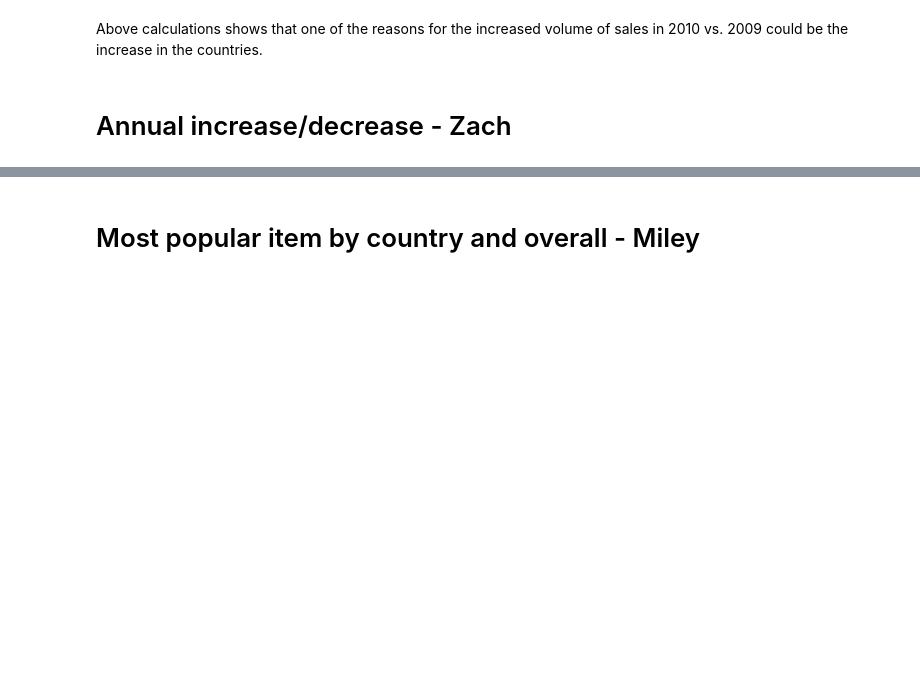
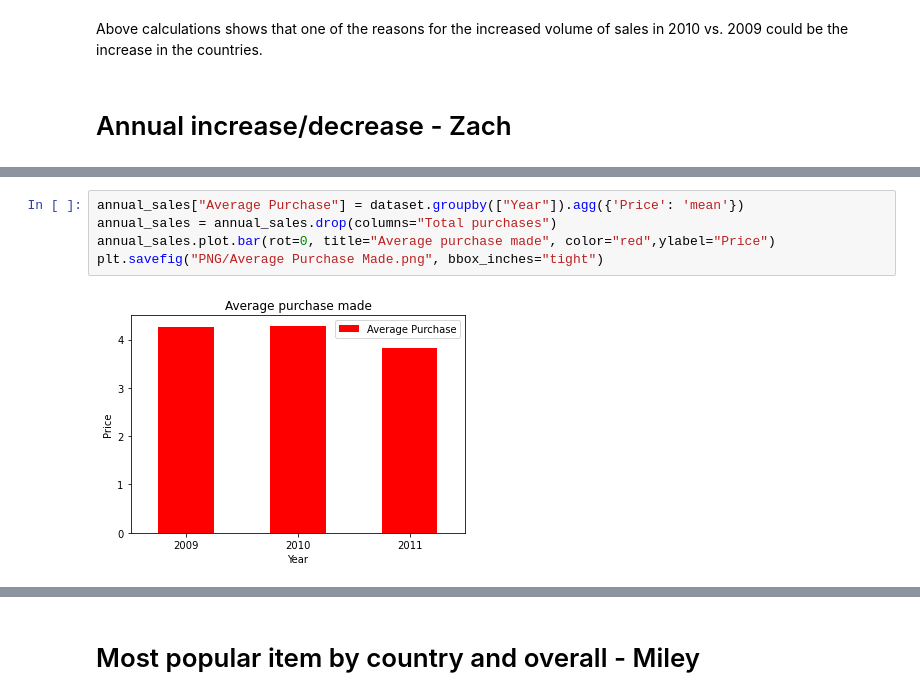
Before and after one commit to Samravp/Online-Retail-Sales-Insights, a Jupyter notebook: Online_Sales_Analysis_SVP.ipynb, the cells around one changed output, grey strips where cells are left out. Drawn from its saved outputs; the diff is of its cells as text; blank space fills up the shorter version.

```diff
--- a/Online_Sales_Analysis_SVP.ipynb
+++ b/Online_Sales_Analysis_SVP.ipynb
@@ -340,0 +355,7 @@ Above calculations shows that one of the reasons for the increased volume of sal
+# %%
+annual_sales["Average Purchase"] = dataset.groupby(["Year"]).agg({'Price': 'mean'})
+annual_sales = annual_sales.drop(columns="Total purchases")
+annual_sales.plot.bar(rot=0, title="Average purchase made", color="red",ylabel="Price")
+plt.savefig("PNG/Average Purchase Made.png", bbox_inches="tight")
+# %% [output]
+[figure, added]
```
Also changed, not shown: parts of 33 cells of this notebook, 16 other files.
